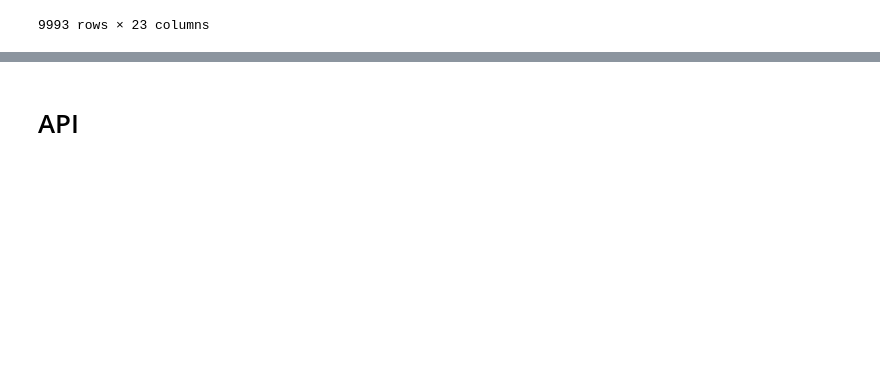
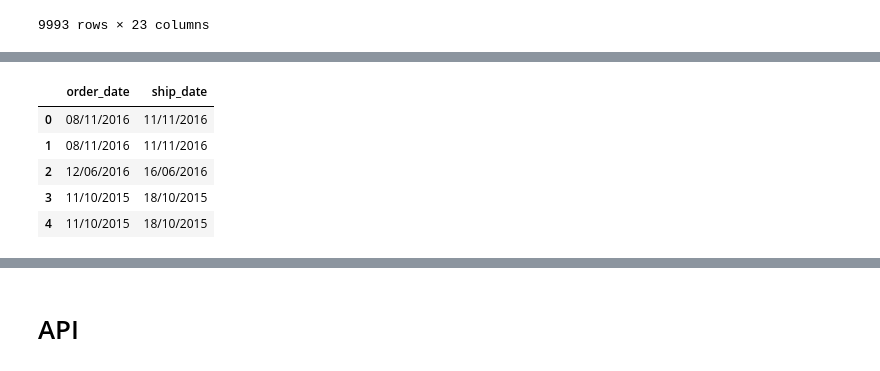
Before and after one commit to raymondgadji/DatAnalyst, a Jupyter notebook: Cours/Semaine11/ADV_Analyse des ventes en ligne.ipynb, the cells around one changed output, grey strips where cells are left out. Drawn from its saved outputs; the diff is of its cells as text; code cells hidden in the pictures; blank space fills up the shorter version.

```diff
--- a/Cours/Semaine11/ADV_Analyse des ventes en ligne.ipynb
+++ b/Cours/Semaine11/ADV_Analyse des ventes en ligne.ipynb
@@ -705,0 +726,10 @@ df_cleaned_file
+# %%
+# J'analyse les lignes order_date et ship_date pour confirmer le format
+df_cleaned_file[['order_date', 'ship_date']].head()
+# %% [output]
+|  | order_date | ship_date |
+| 0 | 08/11/2016 | 11/11/2016 |
+| 1 | 08/11/2016 | 11/11/2016 |
+| 2 | 12/06/2016 | 16/06/2016 |
+| 3 | 11/10/2015 | 18/10/2015 |
+| 4 | 11/10/2015 | 18/10/2015 |
```
Also changed, not shown: parts of 51 cells of this notebook, 1 other file.
